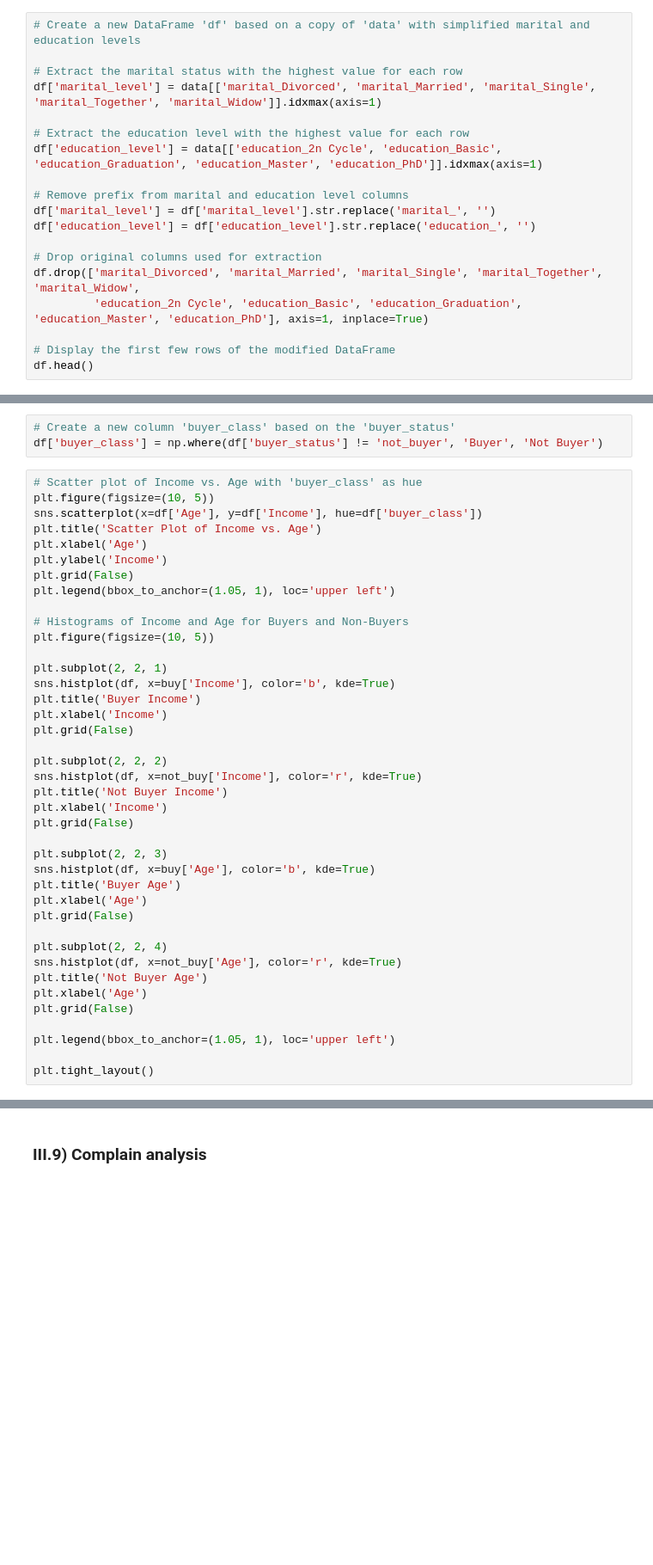
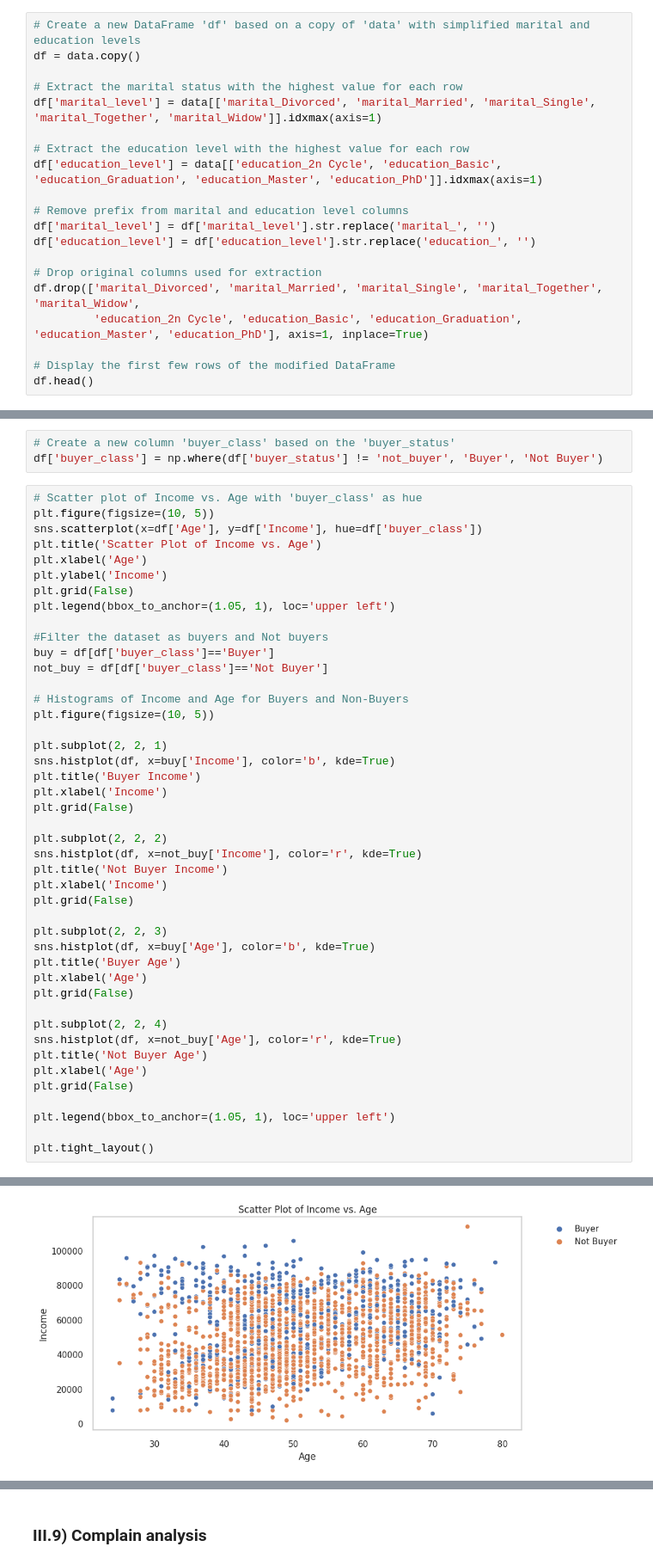
Before and after one commit to petrugeral/Marketing_Analytics, a Jupyter notebook: ifood_marketing_analytics/mkt_anl.ipynb, the cells around one changed output, grey strips where cells are left out. Shown at 86% size. Saved outputs shown, nothing was run; the diff lists cells and outputs as text; blank space fills up the shorter version.

```diff
--- a/ifood_marketing_analytics/mkt_anl.ipynb
+++ b/ifood_marketing_analytics/mkt_anl.ipynb
@@ -283,6 +310,7 @@ plt.show()
 ### III.4) Rebuilding Dataset
 # %%
 # Create a new DataFrame 'df' based on a copy of 'data' with simplified marital and education levels
+df = data.copy()
 
 # Extract the marital status with the highest value for each row
 df['marital_level'] = data[['marital_Divorced', 'marital_Married', 'marital_Single', 'marital_Together', 'marital_Widow']].idxmax(axis=1)
@@ -500,6 +583,10 @@ plt.xlabel('Age')
 plt.ylabel('Income')
 plt.grid(False)
 plt.legend(bbox_to_anchor=(1.05, 1), loc='upper left')
+
+#Filter the dataset as buyers and Not buyers
+buy = df[df['buyer_class']=='Buyer']
+not_buy = df[df['buyer_class']=='Not Buyer']
 
 # Histograms of Income and Age for Buyers and Non-Buyers
 plt.figure(figsize=(10, 5))
@@ -531,3 +618,4 @@ plt.grid(False)
 plt.legend(bbox_to_anchor=(1.05, 1), loc='upper left')
 
 plt.tight_layout()
+# %% [output]
@@ -533,0 +623 @@ plt.tight_layout()
+[figure, added]
```
Also changed, not shown: parts of 44 cells of this notebook.
